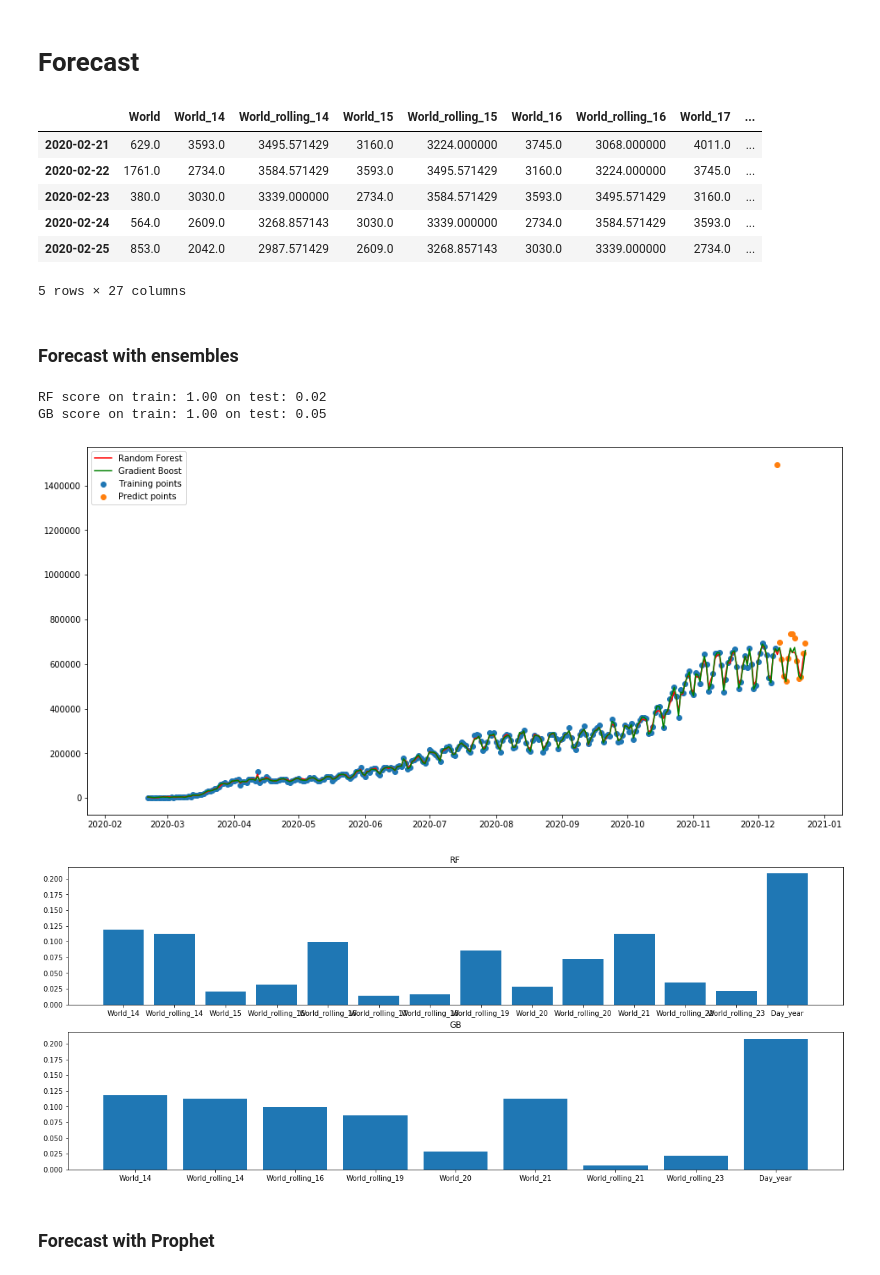
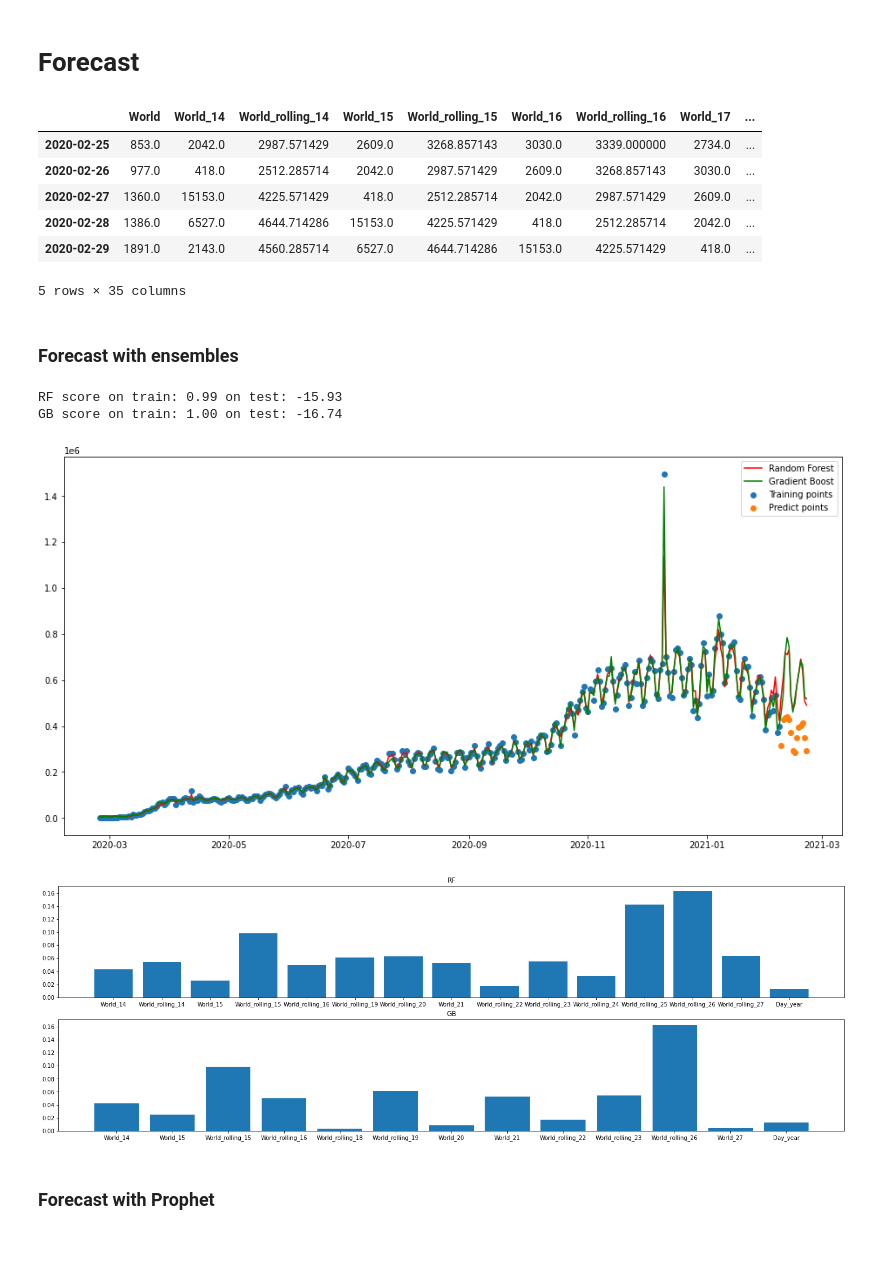
Before and after one commit to air-denys/covid19-forecasting, a Jupyter notebook: covid_forecast.ipynb, the cells around one changed output. Cells and saved outputs as stored; diff of their text form; code cells hidden in the pictures; blank space fills up the shorter version.

Commit message:
modified last figure

```diff
--- a/covid_forecast.ipynb
+++ b/covid_forecast.ipynb
@@ -131,11 +131,12 @@ def feature_engineering(df, predict_days = 7, lag_list = [0, 1, 7], drop_NAN = T
 
     return df_new
 # %%
-training_columns = ['World','google_sum']
+# Previously it was also loading google search statistics but it's not informative these days
+#training_columns = ['World','google_sum']
 training_columns = ['World']
 predict_days = 14
-lag_list = [0]
-lag_list = range(10)
+#lag_list = [0]
+lag_list = range(predict_days)
 
 train_set = feature_engineering(train['2020-01':][training_columns],
                                 predict_days = predict_days,
@@ -150,46 +151,46 @@ y_predict   = train_set[training_columns[0]][-predict_days:]
 train_set.head()
 # %% [output]
 |  | World | World_14 | World_rolling_14 | World_15 | World_rolling_15 | World_16 | World_rolling_16 | World_17 | ... |
-| 2020-02-21 | 629.0 | 3593.0 | 3495.571429 | 3160.0 | 3224.000000 | 3745.0 | 3068.000000 | 4011.0 | ... |
-| 2020-02-22 | 1761.0 | 2734.0 | 3584.571429 | 3593.0 | 3495.571429 | 3160.0 | 3224.000000 | 3745.0 | ... |
-| 2020-02-23 | 380.0 | 3030.0 | 3339.000000 | 2734.0 | 3584.571429 | 3593.0 | 3495.571429 | 3160.0 | ... |
-| 2020-02-24 | 564.0 | 2609.0 | 3268.857143 | 3030.0 | 3339.000000 | 2734.0 | 3584.571429 | 3593.0 | ... |
 | 2020-02-25 | 853.0 | 2042.0 | 2987.571429 | 2609.0 | 3268.857143 | 3030.0 | 3339.000000 | 2734.0 | ... |
+| 2020-02-26 | 977.0 | 418.0 | 2512.285714 | 2042.0 | 2987.571429 | 2609.0 | 3268.857143 | 3030.0 | ... |
+| 2020-02-27 | 1360.0 | 15153.0 | 4225.571429 | 418.0 | 2512.285714 | 2042.0 | 2987.571429 | 2609.0 | ... |
+| 2020-02-28 | 1386.0 | 6527.0 | 4644.714286 | 15153.0 | 4225.571429 | 418.0 | 2512.285714 | 2042.0 | ... |
+| 2020-02-29 | 1891.0 | 2143.0 | 4560.285714 | 6527.0 | 4644.714286 | 15153.0 | 4225.571429 | 418.0 | ... |
-5 rows × 27 columns
+5 rows × 35 columns
 # %% [markdown]
 ### Forecast with ensembles
 # %%
-model_rf  = RandomForestRegressor(n_estimators=100)
-model_gb  = GradientBoostingRegressor(n_estimators=100, learning_rate=0.1)
+model_rf  = RandomForestRegressor()
+model_gb  = GradientBoostingRegressor()
 model_svr = make_pipeline(StandardScaler(), SVR(C=100000,epsilon=0.1))
 model_knn = make_pipeline(StandardScaler(), KNeighborsRegressor(n_neighbors=3))
 
 model_rf.fit(X_train,y_train)
 model_gb.fit(X_train,y_train)
 
 pred_rf = model_rf.predict(pd.concat([X_train, X_predict]))
 pred_gb = model_gb.predict(pd.concat([X_train, X_predict]))
 print('RF score on train: {:0.2f} on test: {:0.2f}'.format(model_rf.score(X_train,y_train), model_rf.score(X_predict,y_predict)))
 print('GB score on train: {:0.2f} on test: {:0.2f}'.format(model_gb.score(X_train,y_train), model_gb.score(X_predict,y_predict)))
 
 plt.figure(figsize=(16,8))
 plt.scatter(X_train.index,y_train, label='Training points')
 plt.scatter(X_predict.index,y_predict, label='Predict points')
 plt.plot(pd.concat([X_train,X_predict]).index,pred_rf,'r-', label = 'Random Forest')
 plt.plot(pd.concat([X_train,X_predict]).index,pred_gb,'g-', label = 'Gradient Boost')
 plt.legend()
 plt.show()
 # %% [output]
-RF score on train: 1.00 on test: 0.02
-GB score on train: 1.00 on test: 0.05
+RF score on train: 0.99 on test: -15.93
+GB score on train: 1.00 on test: -16.74
-[figure, old version]
+[figure, new version]
 # %%
 top_features_rf = model_rf.feature_importances_[model_rf.feature_importances_>0.01]
 top_features_rf_labels = X_train.columns.values[model_rf.feature_importances_>0.01]
 top_features_gb = model_rf.feature_importances_[model_gb.feature_importances_>0.01]
 top_features_gb_labels = X_train.columns.values[model_gb.feature_importances_>0.01]
 
-plt.figure(figsize=(20,8))
+plt.figure(figsize=(25,8))
 plt.subplot(211)
 plt.bar(range(len(top_features_rf)), top_features_rf, tick_label = top_features_rf_labels)
 plt.title('RF')
@@ -198,7 +199,7 @@ plt.bar(range(len(top_features_gb)), top_features_gb, tick_label = top_features_
 plt.title('GB')
 plt.show()
 # %% [output]
-[figure, old version]
+[figure, new version]
 # %% [markdown]
 ### Forecast with Prophet
 # %%
```
Also changed, not shown: parts of 15 cells of this notebook.
